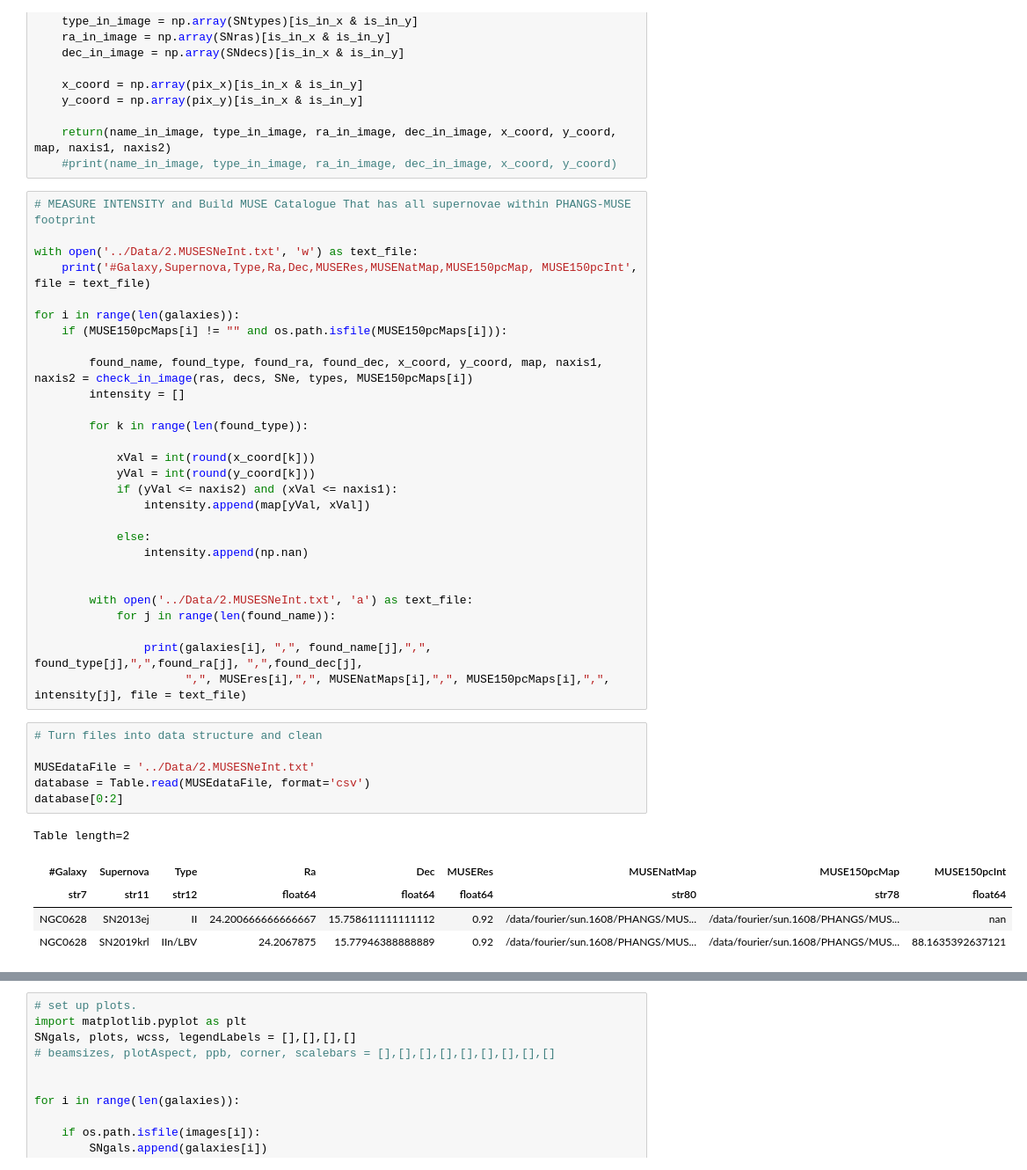
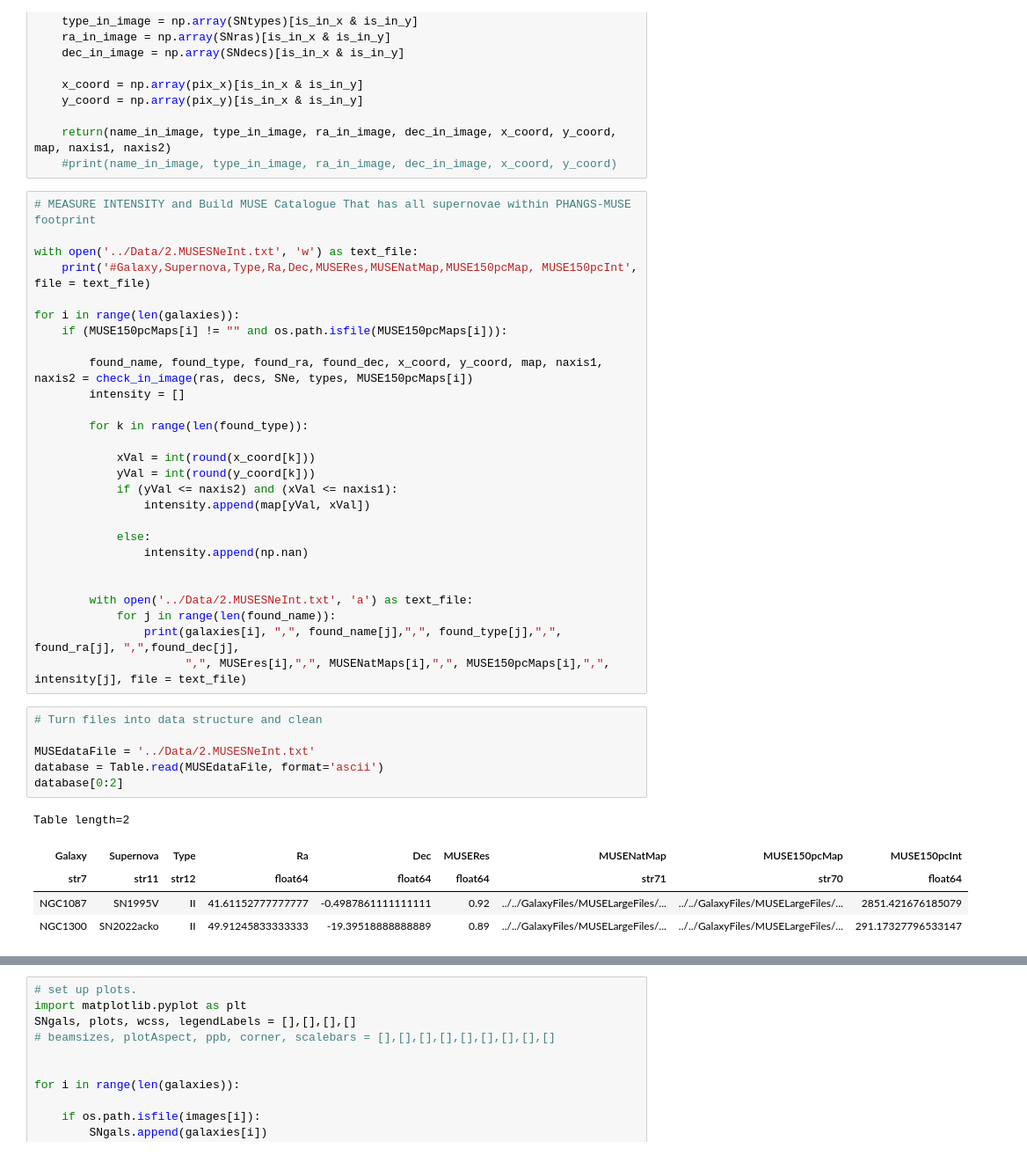
Before and after one commit to NessMayker/SNeHa, a Jupyter notebook: Code/2a.MUSESNeMapperAndIntensityMeasure.ipynb, the cells around one changed output, grey strips where cells are left out. Shown at 88% size. Saved outputs shown, nothing was run; the diff lists cells and outputs as text.

```diff
--- a/Code/2a.MUSESNeMapperAndIntensityMeasure.ipynb
+++ b/Code/2a.MUSESNeMapperAndIntensityMeasure.ipynb
@@ -96,21 +92,20 @@ for i in range(len(galaxies)):
 
         with open('../Data/2.MUSESNeInt.txt', 'a') as text_file:
             for j in range(len(found_name)):
-
-                print(galaxies[i], ",", found_name[j],",", found_type[j],",",found_ra[j], ",",found_dec[j],
+                print(galaxies[i], ",", found_name[j],",", found_type[j],",", found_ra[j], ",",found_dec[j],
                       ",", MUSEres[i],",", MUSENatMaps[i],",", MUSE150pcMaps[i],",", intensity[j], file = text_file)
 # %%
 # Turn files into data structure and clean
 
 MUSEdataFile = '../Data/2.MUSESNeInt.txt'
-database = Table.read(MUSEdataFile, format='csv')
+database = Table.read(MUSEdataFile, format='ascii')
 database[0:2]
 # %% [output]
 Table length=2
-| #Galaxy | Supernova | Type | Ra | Dec | MUSERes | MUSENatMap | MUSE150pcMap | MUSE150pcInt |
-| str7 | str11 | str12 | float64 | float64 | float64 | str80 | str78 | float64 |
-| NGC0628 | SN2013ej | II | 24.200666666666667 | 15.758611111111112 | 0.92 | /data/fourier/sun.1608/PHANGS/MUS... | /data/fourier/sun.1608/PHANGS/MUS... | nan |
-| NGC0628 | SN2019krl | IIn/LBV | 24.2067875 | 15.77946388888889 | 0.92 | /data/fourier/sun.1608/PHANGS/MUS... | /data/fourier/sun.1608/PHANGS/MUS... | 88.1635392637121 |
+| Galaxy | Supernova | Type | Ra | Dec | MUSERes | MUSENatMap | MUSE150pcMap | MUSE150pcInt |
+| str7 | str11 | str12 | float64 | float64 | float64 | str71 | str70 | float64 |
+| NGC1087 | SN1995V | II | 41.61152777777777 | -0.4987861111111111 | 0.92 | ../../GalaxyFiles/MUSELargeFiles/... | ../../GalaxyFiles/MUSELargeFiles/... | 2851.421676185079 |
+| NGC1300 | SN2022acko | II | 49.91245833333333 | -19.39518888888889 | 0.89 | ../../GalaxyFiles/MUSELargeFiles/... | ../../GalaxyFiles/MUSELargeFiles/... | 291.17327796533147 |
 # %%
 
 SN_name = [x[2:-2] for x in database["Supernova"]]
```
Also changed, not shown: parts of 12 cells of this notebook, 22 other files.
